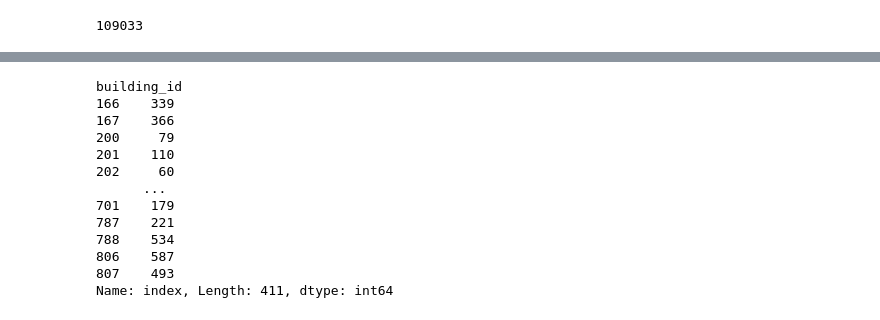
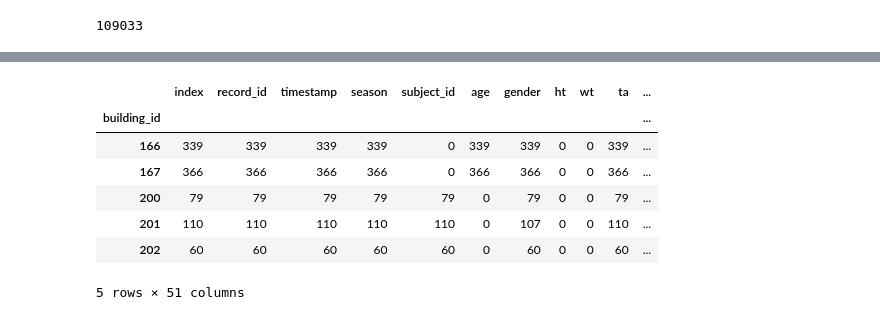
Before and after one commit to juliet29/windows, a Jupyter notebook: analysis/notebooks/230424_gtc_explore.ipynb, the cells around one changed output, grey strips where cells are left out. Drawn from its saved outputs; the diff is of its cells as text; code cells hidden in the pictures.

```diff
--- a/analysis/notebooks/230424_gtc_explore.ipynb
+++ b/analysis/notebooks/230424_gtc_explore.ipynb
@@ -54,17 +36,12 @@ Index(['index', 'record_id', 'building_id', 'timestamp', 'season',
 # %%
-building_id_count = df_windows.groupby("building_id")["index"].count()
-building_id_count
+building_id_count = df_windows.groupby("building_id").count()
+building_id_count.head()
 # %% [output]
+|  | index | record_id | timestamp | season | subject_id | age | gender | ht | wt | ta | ... |
+| building_id |  |  |  |  |  |  |  |  |  |  | ... |
+| 166 | 339 | 339 | 339 | 339 | 0 | 339 | 339 | 0 | 0 | 339 | ... |
+| 167 | 366 | 366 | 366 | 366 | 0 | 366 | 366 | 0 | 0 | 366 | ... |
+| 200 | 79 | 79 | 79 | 79 | 79 | 0 | 79 | 0 | 0 | 79 | ... |
+| 201 | 110 | 110 | 110 | 110 | 110 | 0 | 107 | 0 | 0 | 110 | ... |
+| 202 | 60 | 60 | 60 | 60 | 60 | 0 | 60 | 0 | 0 | 60 | ... |
-building_id
-166    339
-167    366
-200     79
-201    110
-202     60
-      ...
-701    179
-787    221
-788    534
-806    587
-807    493
-Name: index, Length: 411, dtype: int64
+5 rows × 51 columns
```
Also changed, not shown: parts of 16 cells of this notebook, 2 other files.
